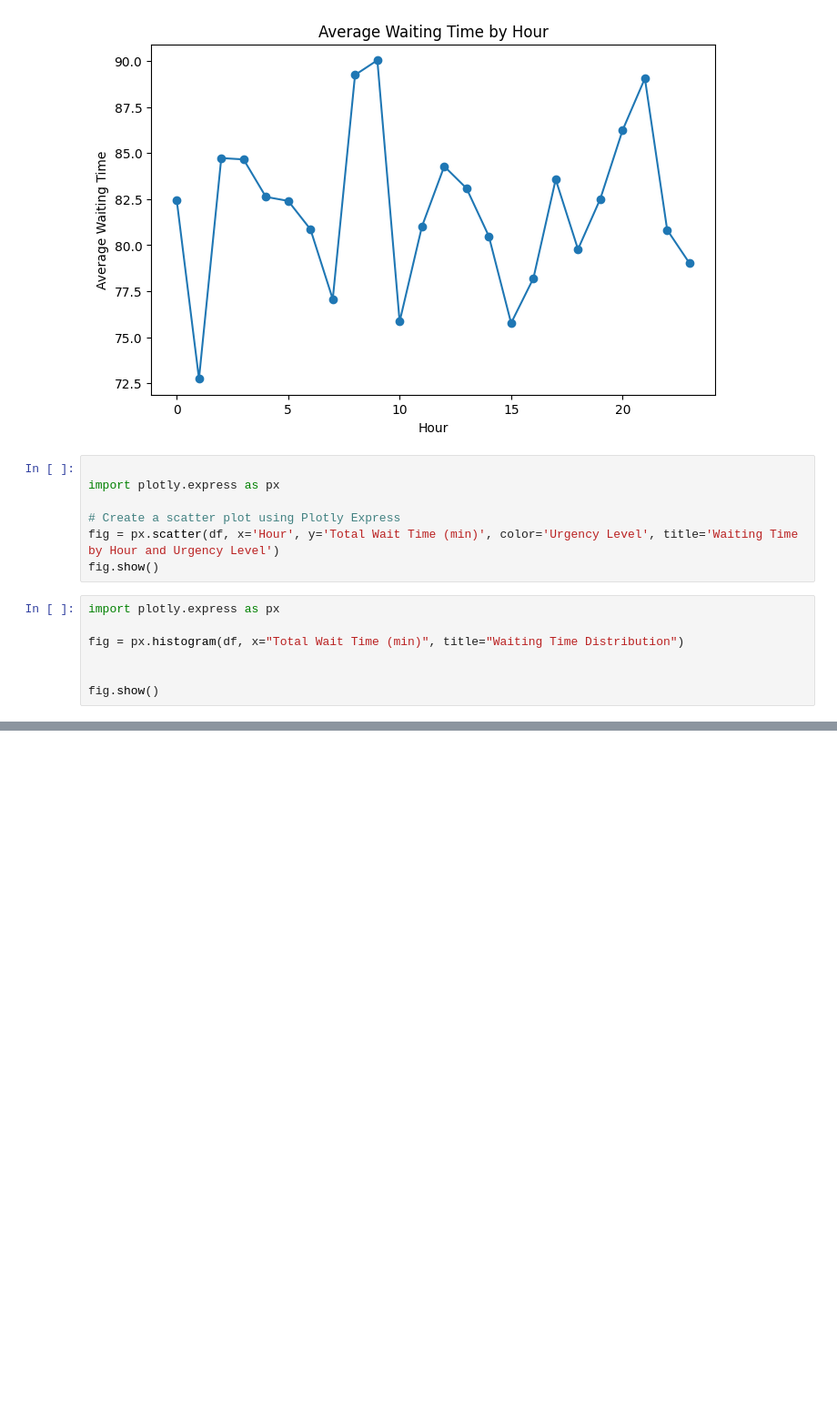
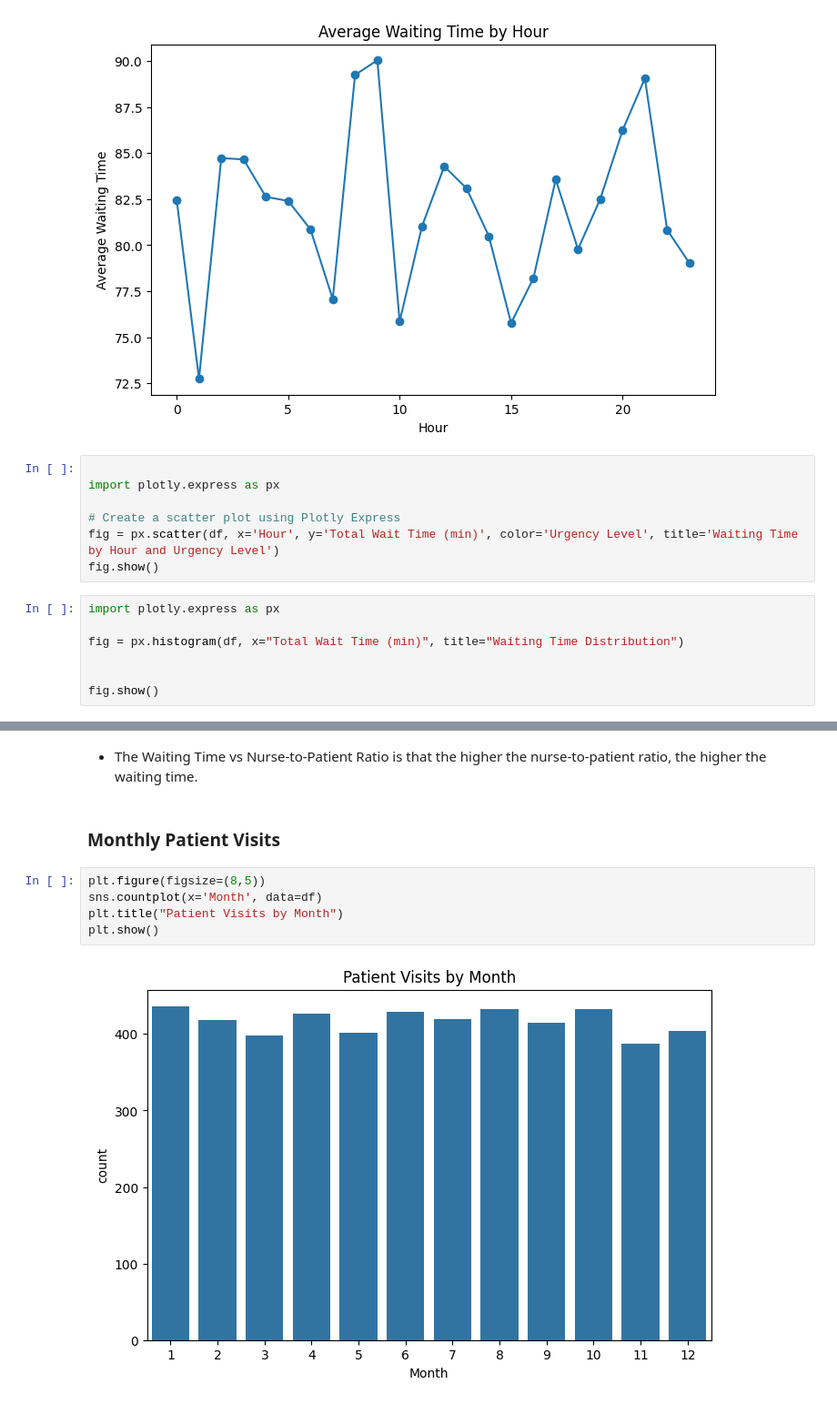
Before and after one commit to misbahkhattak718-pixel/Mentorship-Program--Devsil, a Jupyter notebook: Weekly Mini Projects/Week 8/ER Wait Time Dataset.ipynb, the cells around one changed output, grey strips where cells are left out. Shown at 91% size. Drawn from its saved outputs; the diff is of its cells as text; blank space fills up the shorter version.

```diff
--- a/Weekly Mini Projects/Week 8/ER Wait Time Dataset.ipynb
+++ b/Weekly Mini Projects/Week 8/ER Wait Time Dataset.ipynb
@@ -1246,0 +1289,11 @@ fig.show()
+# %% [markdown]
+- The Waiting Time vs Nurse-to-Patient Ratio is that the higher the nurse-to-patient ratio, the higher the waiting time.
+# %% [markdown]
+### Monthly Patient Visits
+# %%
+plt.figure(figsize=(8,5))
+sns.countplot(x='Month', data=df)
+plt.title("Patient Visits by Month")
+plt.show()
+# %% [output]
+[figure, added]
```
Also changed, not shown: parts of 18 cells of this notebook.
